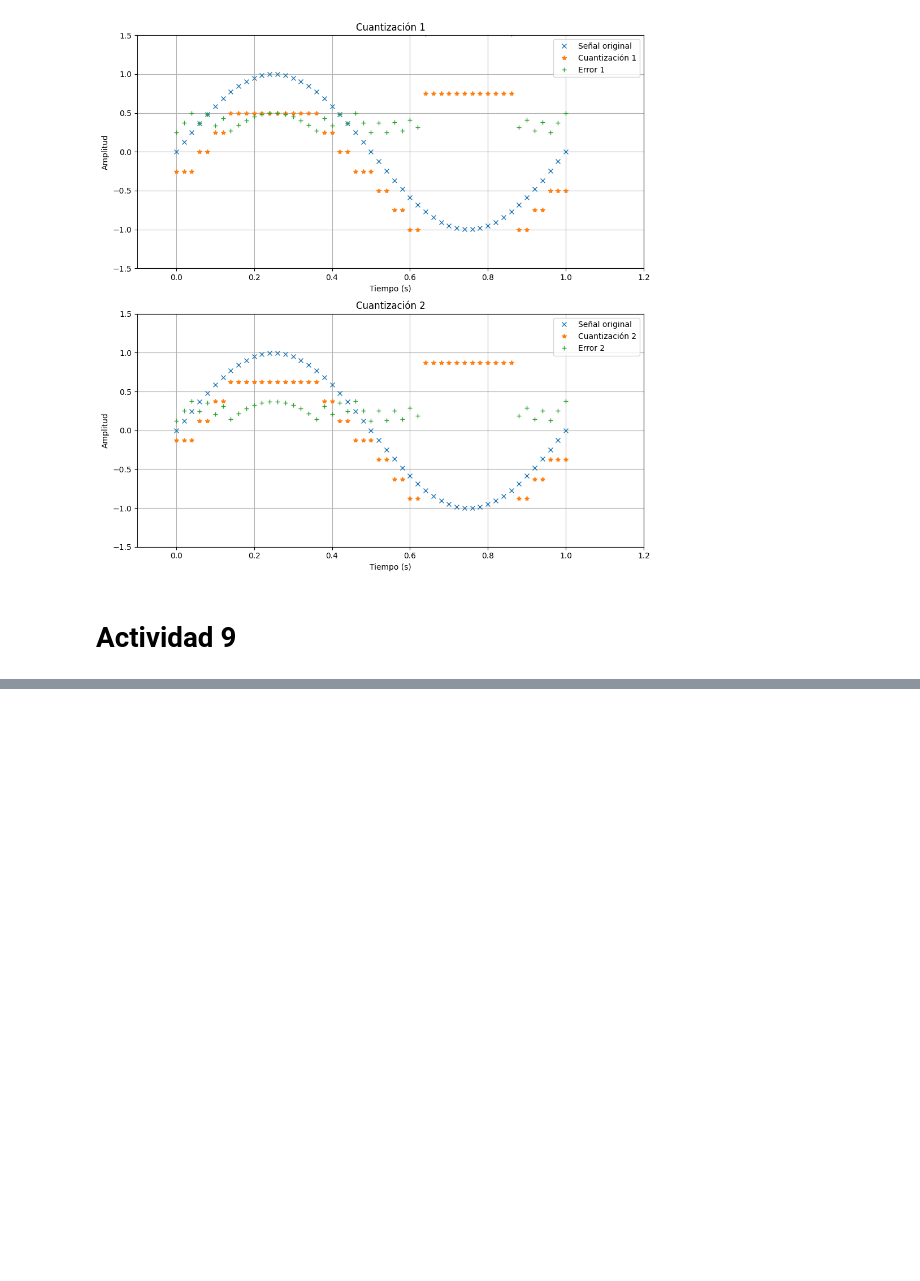
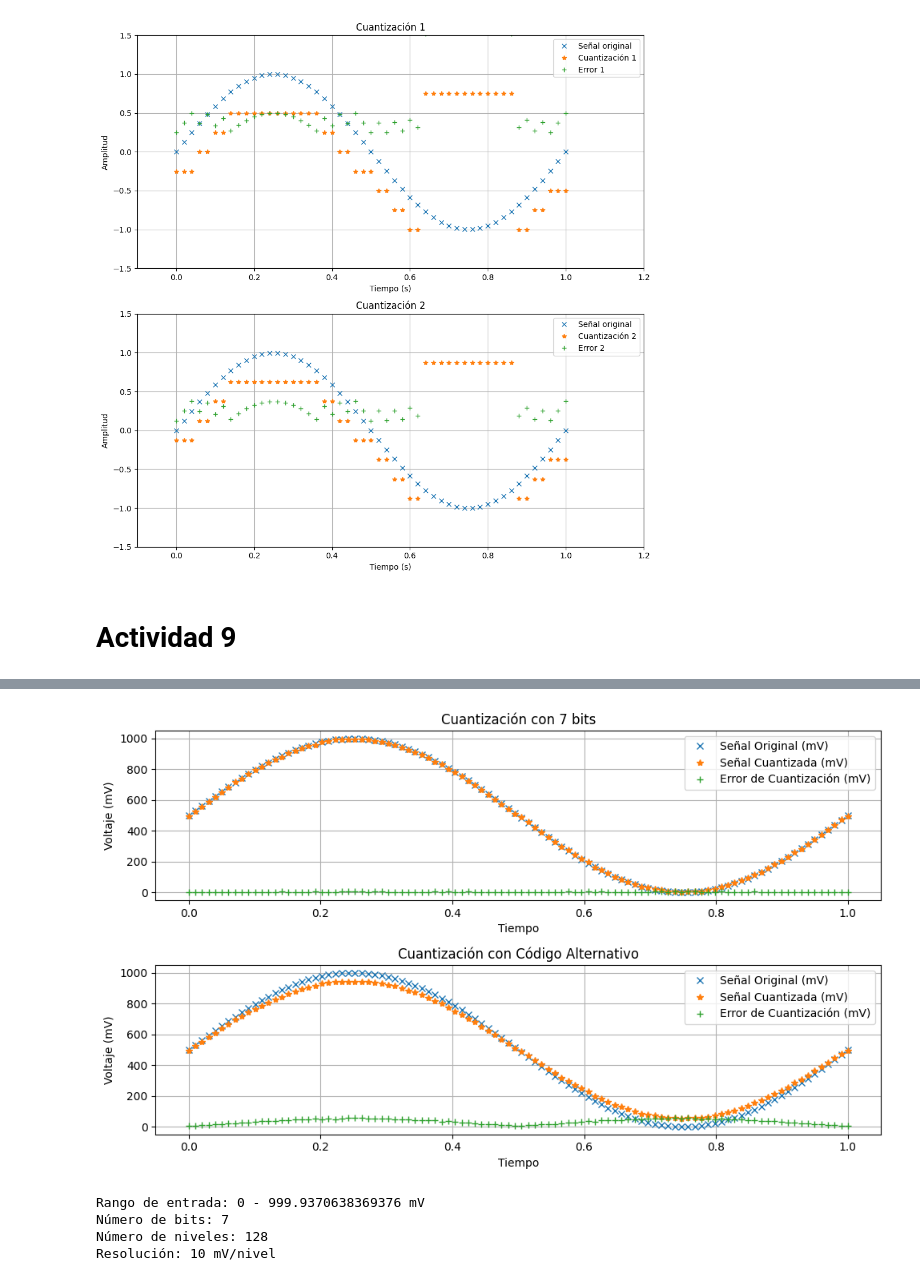
Before and after one commit to Lekkito/analisis-de-se-ales, a Jupyter notebook: tp6.ipynb, the cells around one changed output, grey strips where cells are left out. Saved outputs shown, nothing was run; the diff lists cells and outputs as text; code cells hidden in the pictures; blank space fills up the shorter version.

```diff
--- a/tp6.ipynb
+++ b/tp6.ipynb
@@ -374,0 +376,76 @@ Número de bits del CAD: 10 bits
+# %%
+import numpy as np
+import matplotlib.pyplot as plt
+
+# Parámetros del problema
+temp_min = 0    # Temperatura mínima
+temp_max = 100  # Temperatura máxima
+sensibilidad = 10  # mV/°C
+
+# Generación de señal sinusoidal de temperatura
+t = np.linspace(0, 1, 100)
+signal = temp_max/2 * np.sin(2*np.pi*t) + temp_max/2
+
+# Conversión de temperatura a milivoltios
+signal_mv = signal * sensibilidad
+
+# Parámetros de cuantización
+n_bits = 7
+n_niveles = 2**n_bits
+particion = np.linspace(signal_mv.min(), signal_mv.max(), n_niveles-1)
+codigo1 = np.linspace(signal_mv.min(), signal_mv.max(), n_niveles)
+
+# Cuantización
+def cuantizar(señal, particion, codigo):
+    index = np.searchsorted(particion, señal)
+    quants = codigo[index]
+    return index, quants
+
+
+# Realizar cuantización
+index1, quants1 = cuantizar(signal_mv, particion, codigo1)
+
+# Cálculo de error
+error1 = np.abs(signal_mv - quants1)
+
+# Gráficos
+plt.figure(figsize=(10, 6))
+plt.subplot(2, 1, 1)
+plt.plot(t, signal_mv, 'x', label='Señal Original (mV)')
+plt.plot(t, quants1, '*', label='Señal Cuantizada (mV)')
+plt.plot(t, error1, '+', label='Error de Cuantización (mV)')
+plt.title(f'Cuantización con {n_bits} bits')
+plt.xlabel('Tiempo')
+plt.ylabel('Voltaje (mV)')
+plt.legend()
+plt.grid(True)
+
+# Segundo subplot con diferentes valores de código
+codigo2 = np.linspace(signal_mv.min()+50, signal_mv.max()-50, n_niveles)
+index2, quants2 = cuantizar(signal_mv, particion, codigo2)
+error2 = np.abs(signal_mv - quants2)
+
+plt.subplot(2, 1, 2)
+plt.plot(t, signal_mv, 'x', label='Señal Original (mV)')
+plt.plot(t, quants2, '*', label='Señal Cuantizada (mV)')
+plt.plot(t, error2, '+', label='Error de Cuantización (mV)')
+plt.title(f'Cuantización con Código Alternativo')
+plt.xlabel('Tiempo')
+plt.ylabel('Voltaje (mV)')
+plt.legend()
+plt.grid(True)
+
+plt.tight_layout()
+plt.show()
+
+# Imprimir información adicional
+print(f"Rango de entrada: 0 - {signal_mv.max()} mV")
+print(f"Número de bits: {n_bits}")
+print(f"Número de niveles: {n_niveles}")
+print(f"Resolución: {sensibilidad} mV/nivel")
+# %% [output]
+[figure, added]
+Rango de entrada: 0 - 999.9370638369376 mV
+Número de bits: 7
+Número de niveles: 128
+Resolución: 10 mV/nivel
```
Also changed, not shown: parts of 1 cell of this notebook, 1 other file.
